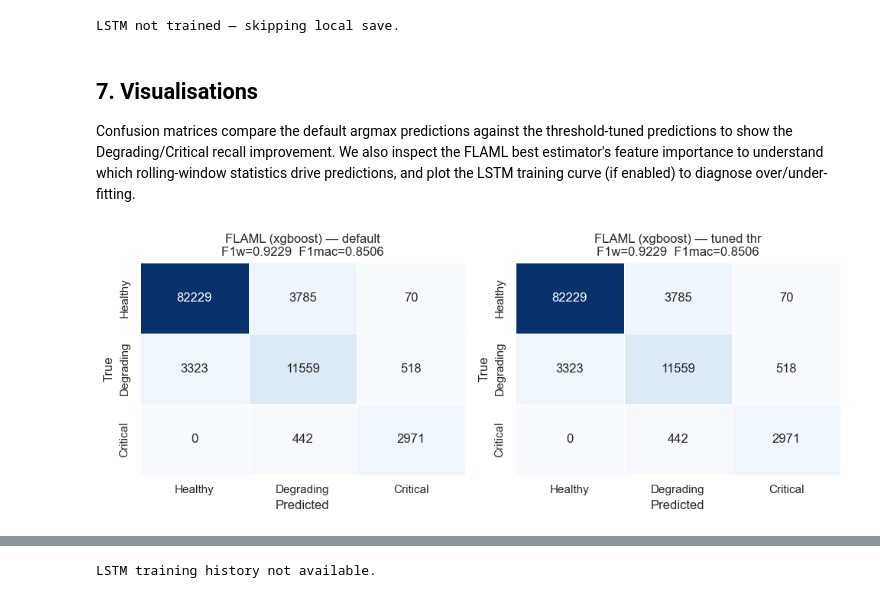
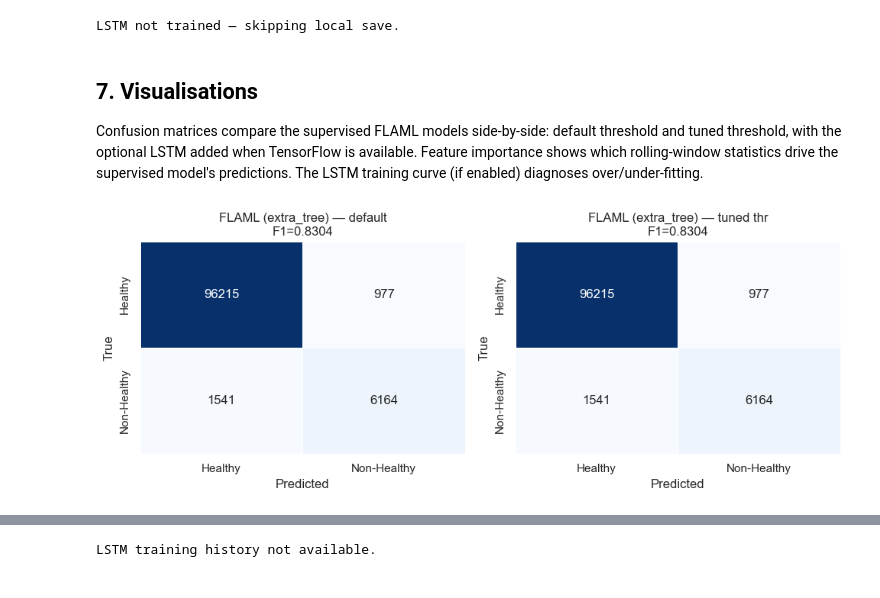
Before and after one commit to Dingding1996/predictive-maintenance-rul, a Jupyter notebook: PredictiveMaintenance_Training.ipynb, the cells around one changed output, grey strips where cells are left out. Cells and saved outputs as stored; diff of their text form; code cells hidden in the pictures.

Commit message:
feat(rul): add binary health classifier (Healthy/Non-Healthy) with automated Docker CI
Co-Authored-By: Claude Sonnet 4.6 <noreply@anthropic.com>

```diff
--- a/PredictiveMaintenance_Training.ipynb
+++ b/PredictiveMaintenance_Training.ipynb
@@ -413,7 +415,6 @@ df_labelled = compute_rul(
     df_raw,
     rul_cap=RUL_CAP_VAL,
     healthy_thr=RUL_HEALTHY_VAL,
-    critical_thr=RUL_CRITICAL_VAL,
 )
 print("Health-class counts:")
 display(
@@ -800,12 +835,11 @@ until Section 6.
 # =========================================================
 
 # --- 5a. FLAML AutoML — search + MLflow logging ---
-# Balanced sample weights penalise minority-class misclassifications directly
-# in the tree split criterion, complementing the F1-weighted metric optimisation.
-# Note: FLAML does not support sample_weight + groups simultaneously in this
-# version — GroupKFold is run separately in Section 5b as a diagnostic.
-sample_weights = compute_sample_weight("balanced", y_train)
-unit_nr_train  = df_train_scaled["unit_nr"].values
+# groups=unit_nr_train forces FLAML to use GroupKFold internally so each CV
+# fold holds out entire engines — eliminating same-engine cycle leakage.
+# sample_weight is omitted (FLAML does not support both simultaneously);
+# class imbalance is handled by F1 (Non-Healthy) metric + threshold tuning.
+unit_nr_train = df_train_scaled.loc[~_val_mask, "unit_nr"].values
 
 print(f"Starting FLAML AutoML search ({AUTOML_TIME_BUDGET}s budget)…")
 
@@ -823,16 +857,15 @@ automl, cv_results = run_automl_with_mlflow(
         "n_op_clusters":      N_OP_CLUSTERS,
         "rul_cap":            RUL_CAP_VAL,
         "rul_healthy_thr":    RUL_HEALTHY_VAL,
-        "rul_critical_thr":   RUL_CRITICAL_VAL,
     },
     random_state     = RANDOM_STATE,
     scale_params     = scale_params,
     cond_normaliser  = (cond_kmeans, cond_stats),
-    sample_weight    = sample_weights,
+    groups           = unit_nr_train,
 )
 
 best_pipeline = automl
 
-print("\nPer-estimator CV results (best F1-weighted per model family):")
+print("\nPer-estimator CV results (best F1 per model family):")
 display(cv_results)
 # %% [output]
@@ -1041,21 +1032,20 @@ LSTM not trained — skipping local save.
 # %% [markdown]
 ## 7. Visualisations
 
-Confusion matrices compare the default argmax predictions against the threshold-tuned
-predictions to show the Degrading/Critical recall improvement.  We also inspect the
-FLAML best estimator's feature importance to understand which rolling-window statistics
-drive predictions, and plot the LSTM training curve (if enabled) to diagnose over/under-fitting.
+Confusion matrices compare the supervised FLAML models side-by-side: default threshold
+and tuned threshold, with the optional LSTM added when TensorFlow is available.
+Feature importance shows which rolling-window statistics drive the supervised model's
+predictions.  The LSTM training curve (if enabled) diagnoses over/under-fitting.
 # %%
 # =========================================================
 # 7. Visualisations
 # =========================================================
 
 # --- 7a. Confusion matrices (default vs tuned thresholds) ---
-n_extra = int(_lstm_available and bool(lstm_metrics))
-n_models = 2 + n_extra   # default + tuned + optional LSTM
+n_extra  = int(_lstm_available and bool(lstm_metrics))
+n_models = 2 + n_extra
 fig, axes = plt.subplots(1, n_models, figsize=(5 * n_models, 4))
 
-# Default threshold
 cm_default = get_confusion_matrix(y_test, y_pred_automl)
 sns.heatmap(
     cm_default, annot=True, fmt="d", cmap="Blues",
@@ -1063,40 +1053,38 @@ sns.heatmap(
 )
 axes[0].set_title(
     f"FLAML ({automl.best_estimator}) — default\n"
-    f"F1w={automl_metrics['f1_weighted']:.4f}  F1mac={automl_metrics['f1_macro']:.4f}"
+    f"F1={automl_metrics['F1']:.4f}"
 )
 axes[0].set_xlabel("Predicted")
 axes[0].set_ylabel("True")
 
-# Tuned threshold
 cm_tuned = get_confusion_matrix(y_test, y_pred_tuned)
 sns.heatmap(
     cm_tuned, annot=True, fmt="d", cmap="Blues",
     linewidths=0.5, ax=axes[1], cbar=False,
 )
 axes[1].set_title(
     f"FLAML ({automl.best_estimator}) — tuned thr\n"
-    f"F1w={tuned_metrics['f1_weighted']:.4f}  F1mac={tuned_metrics['f1_macro']:.4f}"
+    f"F1={tuned_metrics['F1']:.4f}"
 )
 axes[1].set_xlabel("Predicted")
 axes[1].set_ylabel("True")
 
-# Optional LSTM
 if n_extra:
     cm_lstm = get_confusion_matrix(y_seq_test, y_pred_lstm)
     sns.heatmap(
         cm_lstm, annot=True, fmt="d", cmap="Blues",
         linewidths=0.5, ax=axes[2], cbar=False,
     )
-    axes[2].set_title(f"LSTM  (F1w = {lstm_metrics['f1_weighted']:.4f})")
+    axes[2].set_title(f"LSTM\nF1={lstm_metrics['F1']:.4f}")
     axes[2].set_xlabel("Predicted")
     axes[2].set_ylabel("True")
 
 plt.tight_layout()
 plt.savefig(ASSETS_DIR / "confusion_matrices.png", dpi=150, bbox_inches="tight")
 plt.show()
 # %% [output]
-[figure, old version]
+[figure, new version]
 # %%
 # --- 7b. Feature importance — FLAML best estimator (top 25) ---
 # automl.model.estimator is the raw sklearn-compatible model (LGBMClassifier,
```
Also changed, not shown: parts of 27 cells of this notebook, 10 other files.
